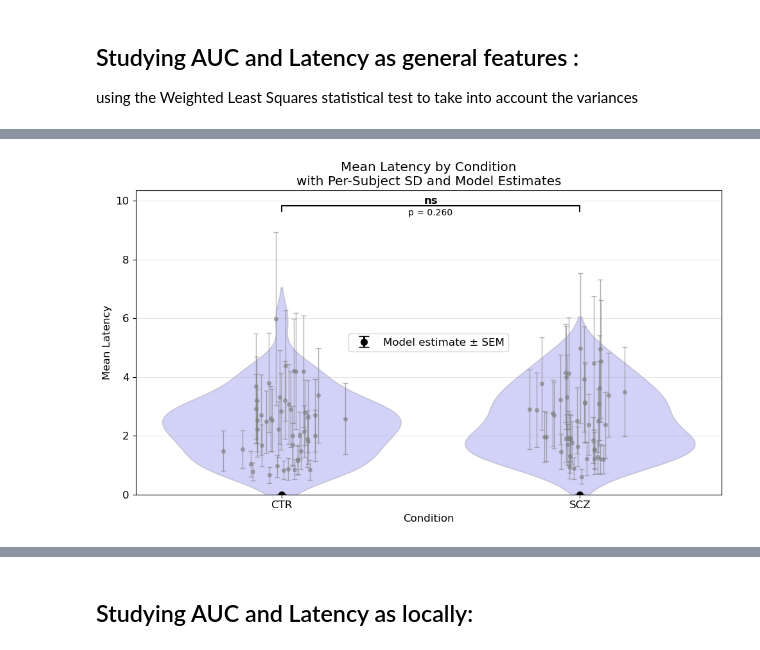
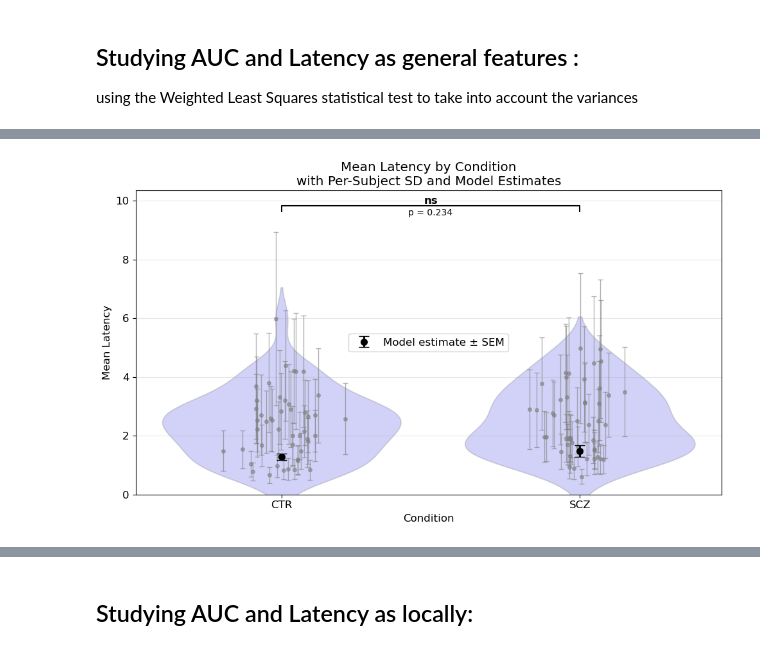
Before and after one commit to Didomenicoa/EntropyProduction_MOUProcess, a Jupyter notebook: MOU_SCZ_clean.ipynb, the cells around one changed output, grey strips where cells are left out. Saved outputs shown, nothing was run; the diff lists cells and outputs as text; code cells hidden in the pictures.

```diff
--- a/MOU_SCZ_clean.ipynb
+++ b/MOU_SCZ_clean.ipynb
@@ -842,6 +842,7 @@ X_indiv = np.zeros([n_sub,n_cond,N,N])
 DQ_indiv = np.zeros([n_sub,n_cond,N,N])
 X_indiv_simm = np.zeros([n_sub,n_cond,N,N])
 DQ_indiv_simm = np.zeros([n_sub,n_cond,N,N])
+Q_indiv_simm = np.zeros([n_sub,n_cond,N,N])
 
 V_Qm = np.zeros([n_sub, n_cond, N])
 V_simm = np.zeros([n_sub, n_cond, N])
@@ -878,6 +879,7 @@ for i_sub in range(n_sub):
         Q_indiv[i_sub,i_cond,:,:] = Q
         X_indiv[i_sub,i_cond,:,:] = X
         DQ_indiv[i_sub,i_cond,:,:] = DQ
+        Q_indiv_simm[i_sub,i_cond,:,:] = Q_mod
         X_indiv_simm[i_sub,i_cond,:,:] = X_simm
         DQ_indiv_simm[i_sub,i_cond,:,:] = DQ_simm
 # %% [markdown]
@@ -1310,17 +1352,23 @@ import statsmodels.api as sm
 # DO THE STATISTICAL TEST:
 
 # Step 1: Flatten the mean and std arrays
-mean_flat_auc = mean_auc.flatten()
-std_flat_auc = std_auc.flatten()
-var_flat = std_flat_auc ** 2
+mean_flat = mean_latency.flatten()
+std_flat = std_latency.flatten()
+var_flat = std_flat ** 2
+
 # Step 2: Create group labels: 0 for CTR, 1 for SCZ
 condition = np.array([0]*47 + [1]*47)
+
 # Step 3: Build design matrix (intercept + condition dummy)
 X = sm.add_constant(condition)  # adds column of 1s for intercept
+
 # Step 4: Fit weighted least squares model
-wls_model = sm.WLS(mean_flat_auc, X, weights=1/var_flat)
+wls_model = sm.WLS(mean_flat, X, weights=1/var_flat)
 results = wls_model.fit()
 
+# Extract condition effect and p-value
+beta = results.params[1]
+p_value = results.pvalues[1]
 
 # Prepare flattened data
 mean_flat = mean_latency.flatten()
@@ -1391,31 +1439,31 @@ def improved_stat_annotation(p_value):
     else:
         star_string = 'ns'
 
     y_max = (data['Mean_Latency'] + data['Std_Latency']).max()
     y_top = max(y_max, max(y_model) + max(yerr_model))
     bar_height = y_top + 0.7
 
     plt.plot([0, 0, 1, 1],
              [bar_height, bar_height + 0.20, bar_height + 0.20, bar_height],
              'k-', linewidth=1.5)
 
     plt.text(0.5, bar_height + 0.2, star_string,
              ha='center', va='bottom', fontsize=12, fontweight='bold')
     plt.text(0.5, bar_height - 0.2, f'p = {p_value:.3f}',
              ha='center', va='bottom', fontsize=10)
 
 # Add significance stars
 improved_stat_annotation(p_value)
 
 # Final touches
 plt.title('Mean Latency by Condition\nwith Per-Subject SD and Model Estimates')
 plt.ylabel('Mean Latency')
 plt.xlabel('Condition')
 plt.grid(axis='y', alpha=0.3)
 plt.ylim(0, plt.ylim()[1])
 plt.tight_layout()
 plt.legend()
 
 plt.savefig(os.path.join(res_dir, 'MeanLatency_stat_test.jpg'), format='jpg', dpi=300)
 # %% [output]
-[figure, old version]
+[figure, new version]
```
Also changed, not shown: parts of 7 cells of this notebook, 1 other file.
